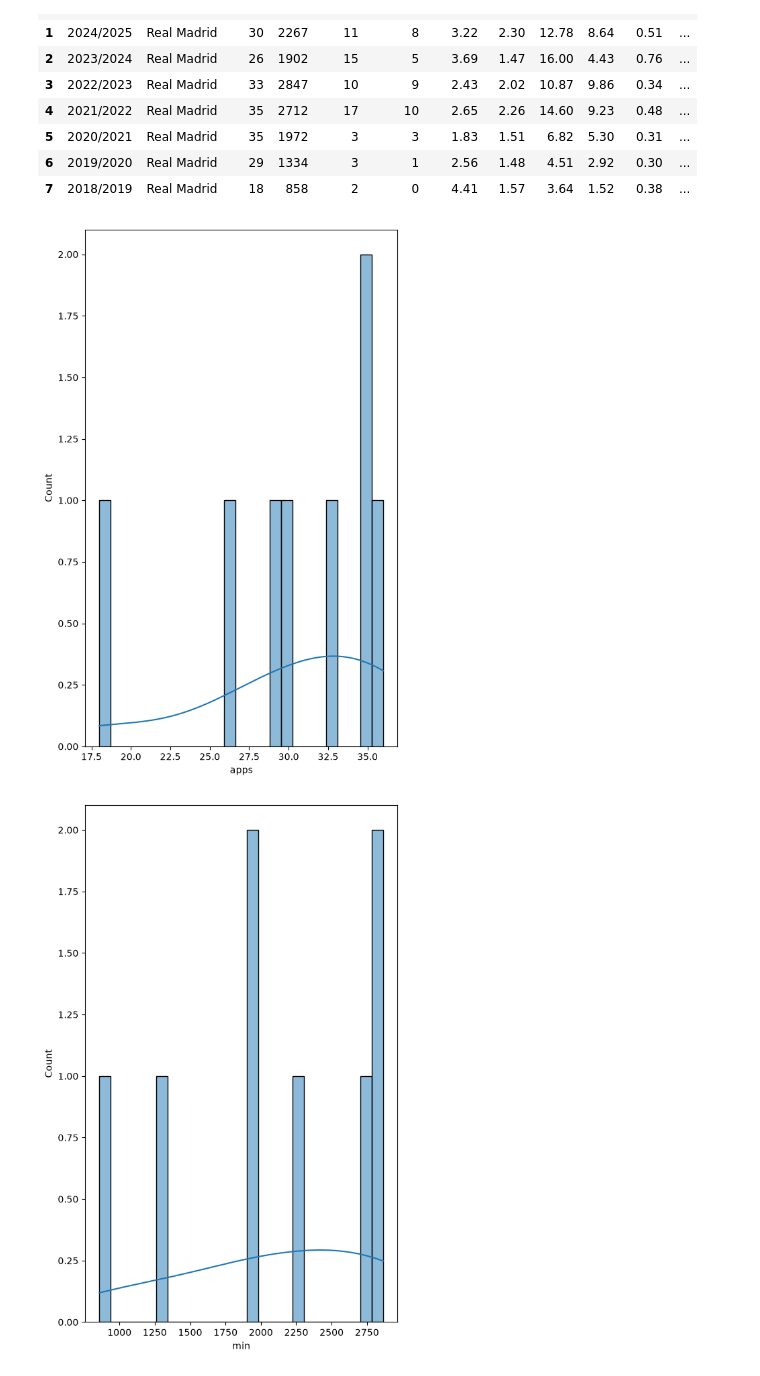
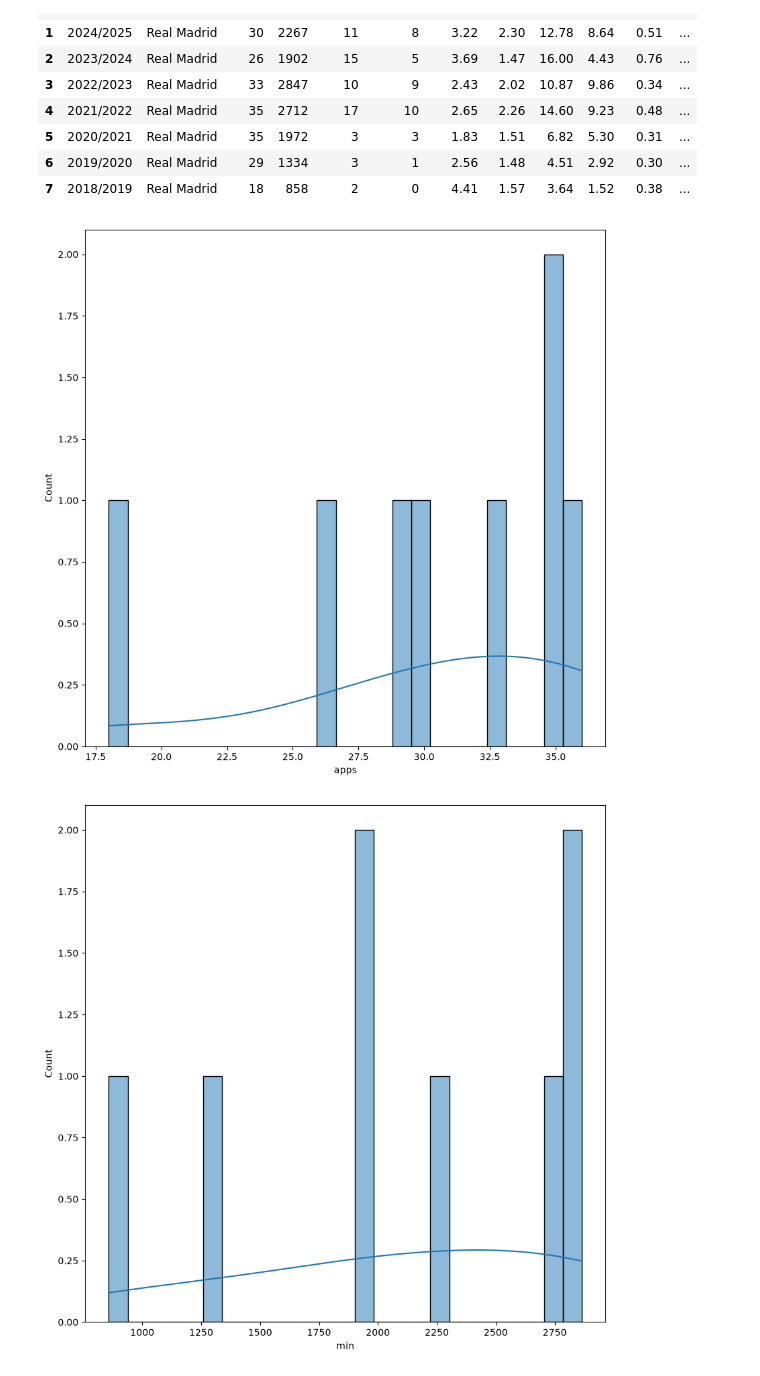
Before and after one commit to ATG0P/Real-Madrid-Analytical-Club, a Jupyter notebook: Vini_jr_laliga_stats.ipynb, the cells around one changed output. Drawn from its saved outputs; the diff is of its cells as text; code cells hidden in the pictures.

```diff
--- a/Vini_jr_laliga_stats.ipynb
+++ b/Vini_jr_laliga_stats.ipynb
@@ -85,8 +85,8 @@ df
 num_col = ['apps','min','goals','assists','sp90m','kp90','xG','xA','xG90','xA90']
 # %%
 for i in num_col:
-    plt.figure(figsize=(6,10))
+    plt.figure(figsize=(10,10))
     sns.histplot(df[i],kde=True,bins=25)
 # %% [output]
-[figure, old version]
+[figure, new version]
-[figure, old version]
+[figure, new version]
```
Also changed, not shown: parts of 1 cell of this notebook.
